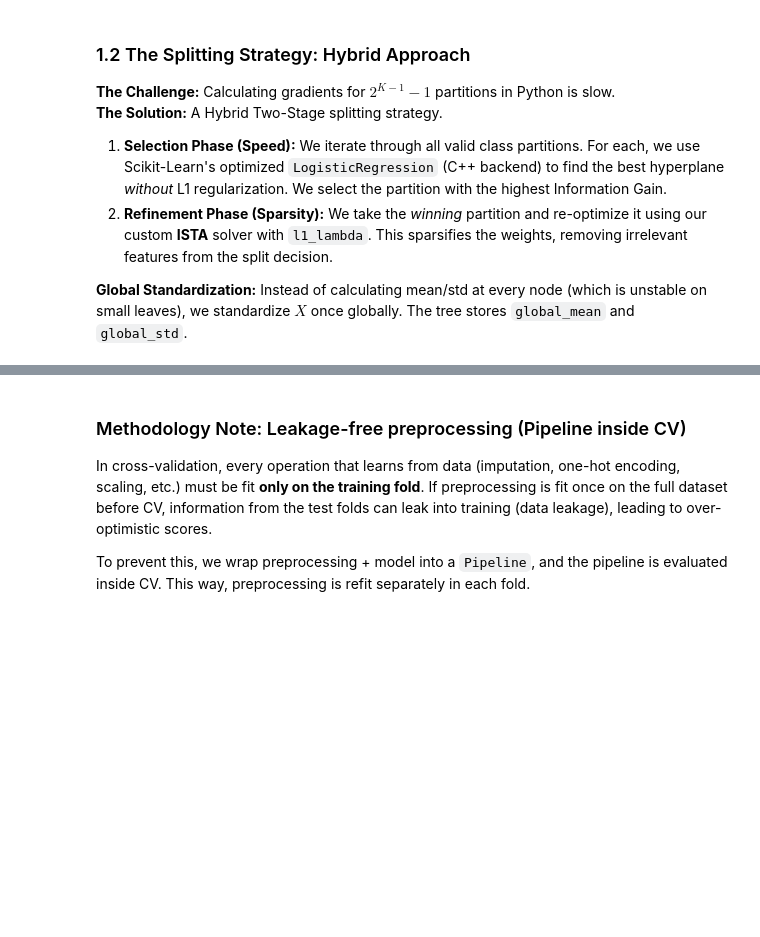
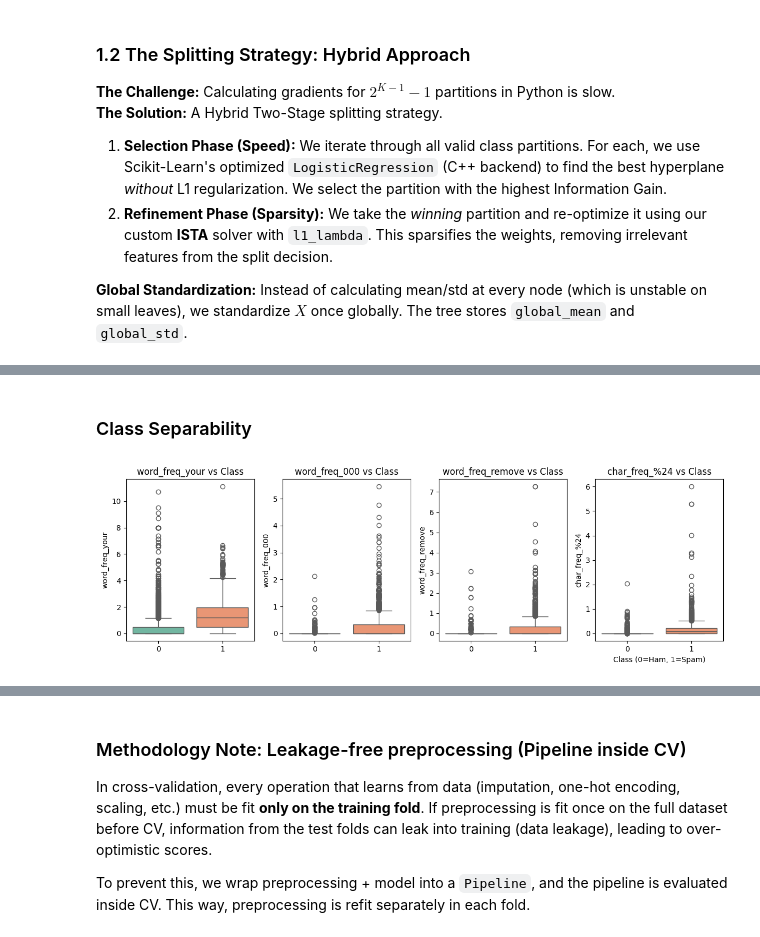
Before and after one commit to 0x3ira/IAI-ML, a Jupyter notebook: tree_ai_extended.ipynb, the cells around one changed output, grey strips where cells are left out. Cells and saved outputs as stored; diff of their text form; code cells hidden in the pictures; blank space fills up the shorter version.

Commit message:
Added CRISP-DM structure to jupyter notebook + added more data understanding metrics

```diff
--- a/tree_ai_extended.ipynb
+++ b/tree_ai_extended.ipynb
@@ -371,0 +469,21 @@ class ObliqueDecisionTree(BaseEstimator, ClassifierMixin):
+# %% [markdown]
+### Class Separability
+# %%
+# 1. Find features most correlated with the target
+# Combine X and y temporarily for correlation
+full_data = X_df.copy()
+full_data['target'] = y
+correlations = full_data.corr()['target'].abs().sort_values(ascending=False)
+top_features = correlations.index[1:5]  # Skip index 0 (which is target itself)
+
+# 2. Plot Boxplots
+plt.figure(figsize=(12, 4))
+for i, col in enumerate(top_features):
+    plt.subplot(1, 4, i+1)
+    sns.boxplot(x=y, y=X_df[col], palette='Set2')
+    plt.title(f"{col} vs Class")
+plt.xlabel("Class (0=Ham, 1=Spam)")
+plt.tight_layout()
+plt.show()
+# %% [output]
+[figure, added]
```
Also changed, not shown: parts of 19 cells of this notebook.
